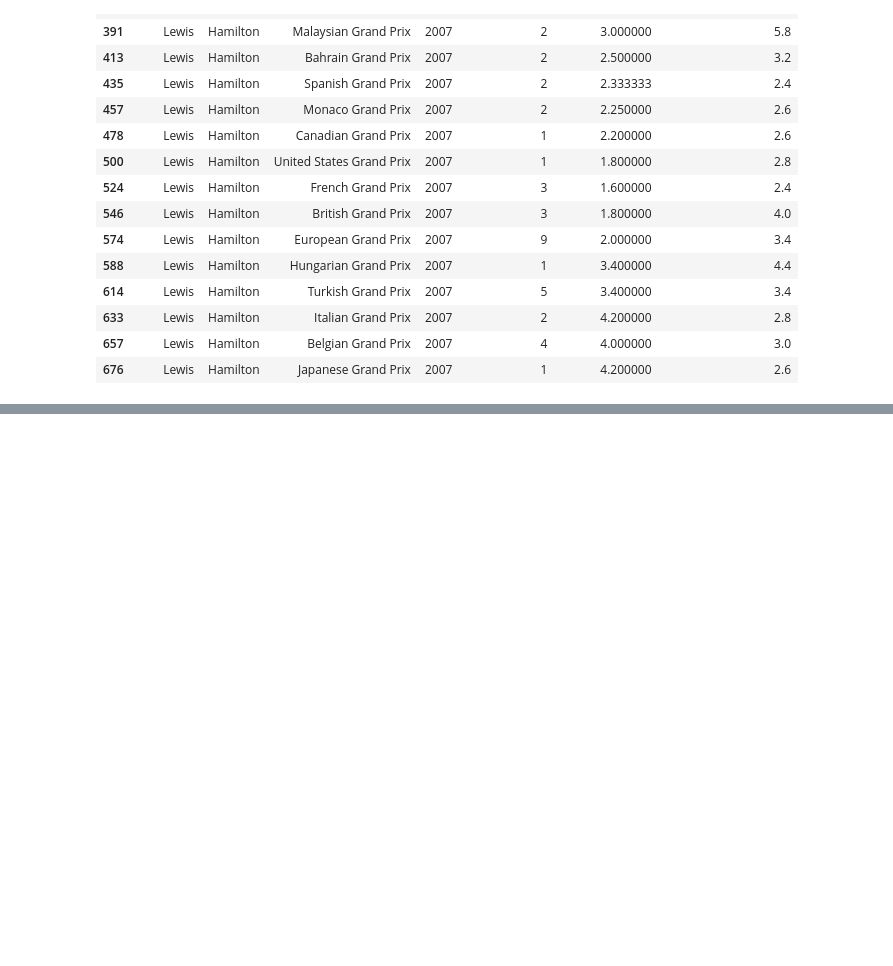
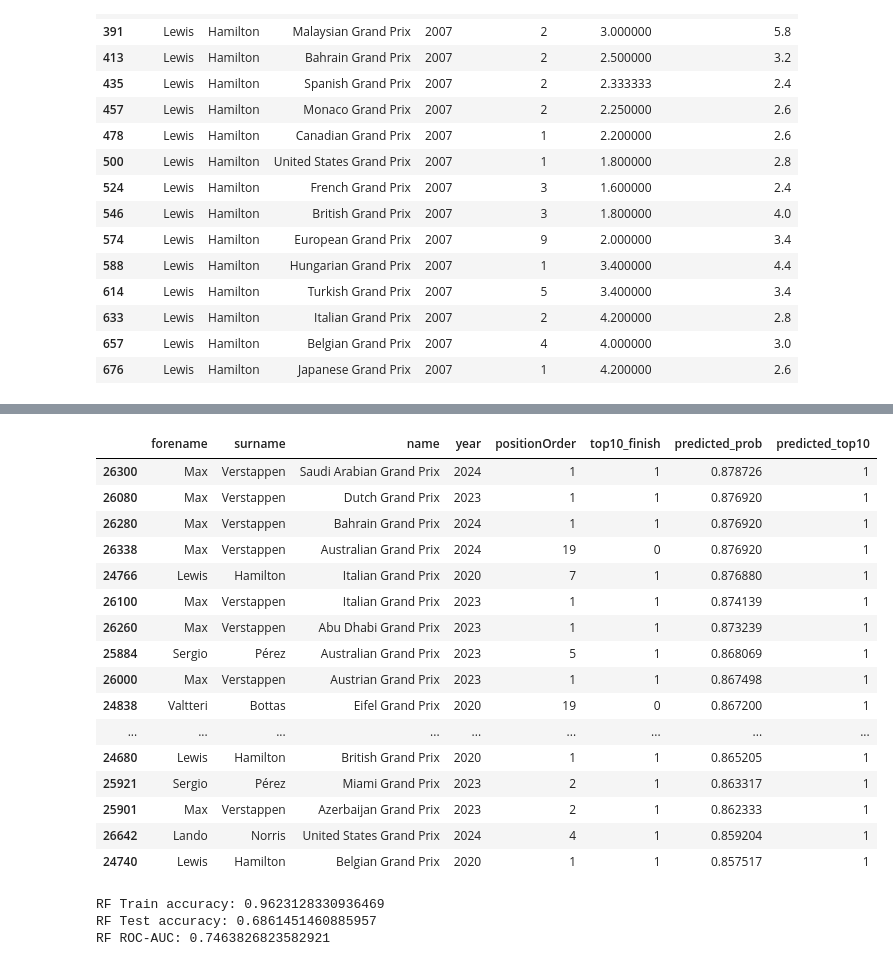
Before and after one commit to VarunP4835/f1_race_predictor, a Jupyter notebook: notebooks/01_explore_data.ipynb, the cells around one changed output, grey strips where cells are left out. Drawn from its saved outputs; the diff is of its cells as text; code cells hidden in the pictures; blank space fills up the shorter version.

```diff
--- a/notebooks/01_explore_data.ipynb
+++ b/notebooks/01_explore_data.ipynb
@@ -202,0 +291,35 @@ df[['forename', 'surname', 'name', 'year', 'positionOrder', 'avg_last5_finish',
+# %%
+sample[['forename', 'surname', 'name', 'year', 'positionOrder', 'top10_finish','predicted_prob','predicted_top10']].sort_values('predicted_prob',ascending = False).head(20)
+# %% [output]
+|  | forename | surname | name | year | positionOrder | top10_finish | predicted_prob | predicted_top10 |
+| 26300 | Max | Verstappen | Saudi Arabian Grand Prix | 2024 | 1 | 1 | 0.878726 | 1 |
+| 26080 | Max | Verstappen | Dutch Grand Prix | 2023 | 1 | 1 | 0.876920 | 1 |
+| 26280 | Max | Verstappen | Bahrain Grand Prix | 2024 | 1 | 1 | 0.876920 | 1 |
+| 26338 | Max | Verstappen | Australian Grand Prix | 2024 | 19 | 0 | 0.876920 | 1 |
+| 24766 | Lewis | Hamilton | Italian Grand Prix | 2020 | 7 | 1 | 0.876880 | 1 |
+| 26100 | Max | Verstappen | Italian Grand Prix | 2023 | 1 | 1 | 0.874139 | 1 |
+| 26260 | Max | Verstappen | Abu Dhabi Grand Prix | 2023 | 1 | 1 | 0.873239 | 1 |
+| 25884 | Sergio | Pérez | Australian Grand Prix | 2023 | 5 | 1 | 0.868069 | 1 |
+| 26000 | Max | Verstappen | Austrian Grand Prix | 2023 | 1 | 1 | 0.867498 | 1 |
+| 24838 | Valtteri | Bottas | Eifel Grand Prix | 2020 | 19 | 0 | 0.867200 | 1 |
+| ... | ... | ... | ... | ... | ... | ... | ... | ... |
+| 24680 | Lewis | Hamilton | British Grand Prix | 2020 | 1 | 1 | 0.865205 | 1 |
+| 25921 | Sergio | Pérez | Miami Grand Prix | 2023 | 2 | 1 | 0.863317 | 1 |
+| 25901 | Max | Verstappen | Azerbaijan Grand Prix | 2023 | 2 | 1 | 0.862333 | 1 |
+| 26642 | Lando | Norris | United States Grand Prix | 2024 | 4 | 1 | 0.859204 | 1 |
+| 24740 | Lewis | Hamilton | Belgian Grand Prix | 2020 | 1 | 1 | 0.857517 | 1 |
+# %%
+from sklearn.ensemble import RandomForestClassifier
+rf_model = RandomForestClassifier(
+    n_estimators = 100,
+    random_state = 42
+)
+rf_model.fit(X_train,y_train)
+print('RF Train accuracy:' , rf_model.score(X_train,y_train))
+print('RF Test accuracy:' , rf_model.score(X_test,y_test))
+rf_proba = rf_model.predict_proba(X_test)[:,1]
+print('RF ROC-AUC:',roc_auc_score(y_test,rf_proba))
+# %% [output]
+RF Train accuracy: 0.9623128330936469
+RF Test accuracy: 0.6861451460885957
+RF ROC-AUC: 0.7463826823582921
```
Also changed, not shown: parts of 18 cells of this notebook.
